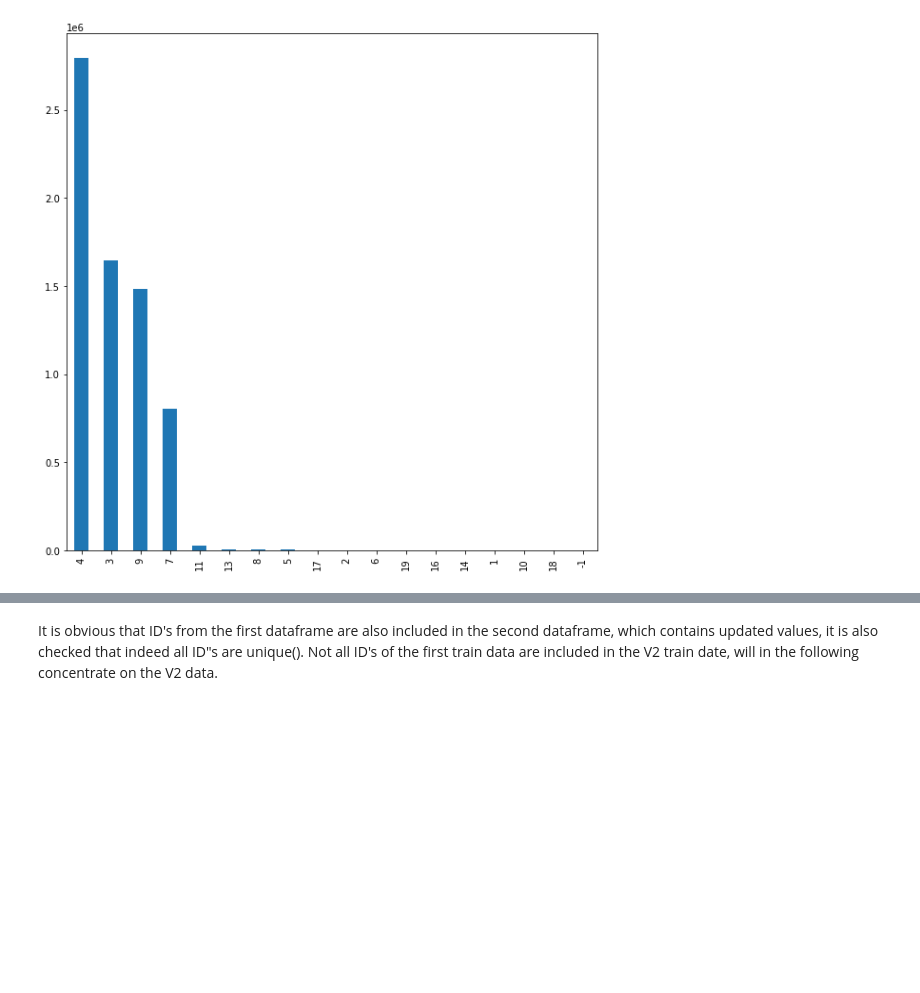
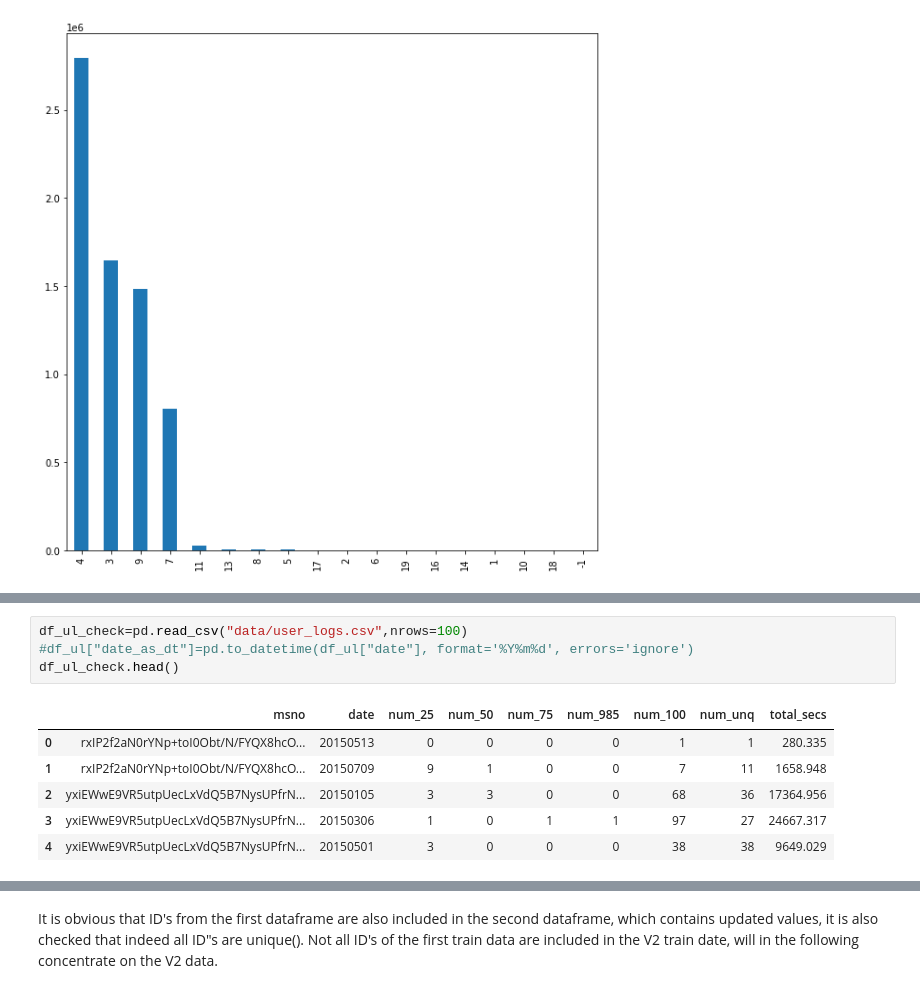
Before and after one commit to webermat/PrivateProjects, a Jupyter notebook: kkbox_churn/ML_KKBox.ipynb, the cells around one changed output, grey strips where cells are left out. Cells and saved outputs as stored; diff of their text form; blank space fills up the shorter version.

Commit message:
try dealing with user logs, read in values in junks

```diff
--- a/kkbox_churn/ML_KKBox.ipynb
+++ b/kkbox_churn/ML_KKBox.ipynb
@@ -112,0 +124,11 @@ df_mem["registered_via"].value_counts().plot(kind="bar",ax=ax,figsize=(10,10))
+# %%
+df_ul_check=pd.read_csv("data/user_logs.csv",nrows=100)
+#df_ul["date_as_dt"]=pd.to_datetime(df_ul["date"], format='%Y%m%d', errors='ignore')
+df_ul_check.head()
+# %% [output]
+|  | msno | date | num_25 | num_50 | num_75 | num_985 | num_100 | num_unq | total_secs |
+| 0 | rxIP2f2aN0rYNp+toI0Obt/N/FYQX8hcO... | 20150513 | 0 | 0 | 0 | 0 | 1 | 1 | 280.335 |
+| 1 | rxIP2f2aN0rYNp+toI0Obt/N/FYQX8hcO... | 20150709 | 9 | 1 | 0 | 0 | 7 | 11 | 1658.948 |
+| 2 | yxiEWwE9VR5utpUecLxVdQ5B7NysUPfrN... | 20150105 | 3 | 3 | 0 | 0 | 68 | 36 | 17364.956 |
+| 3 | yxiEWwE9VR5utpUecLxVdQ5B7NysUPfrN... | 20150306 | 1 | 0 | 1 | 1 | 97 | 27 | 24667.317 |
+| 4 | yxiEWwE9VR5utpUecLxVdQ5B7NysUPfrN... | 20150501 | 3 | 0 | 0 | 0 | 38 | 38 | 9649.029 |
```
Also changed, not shown: parts of 74 cells of this notebook.
